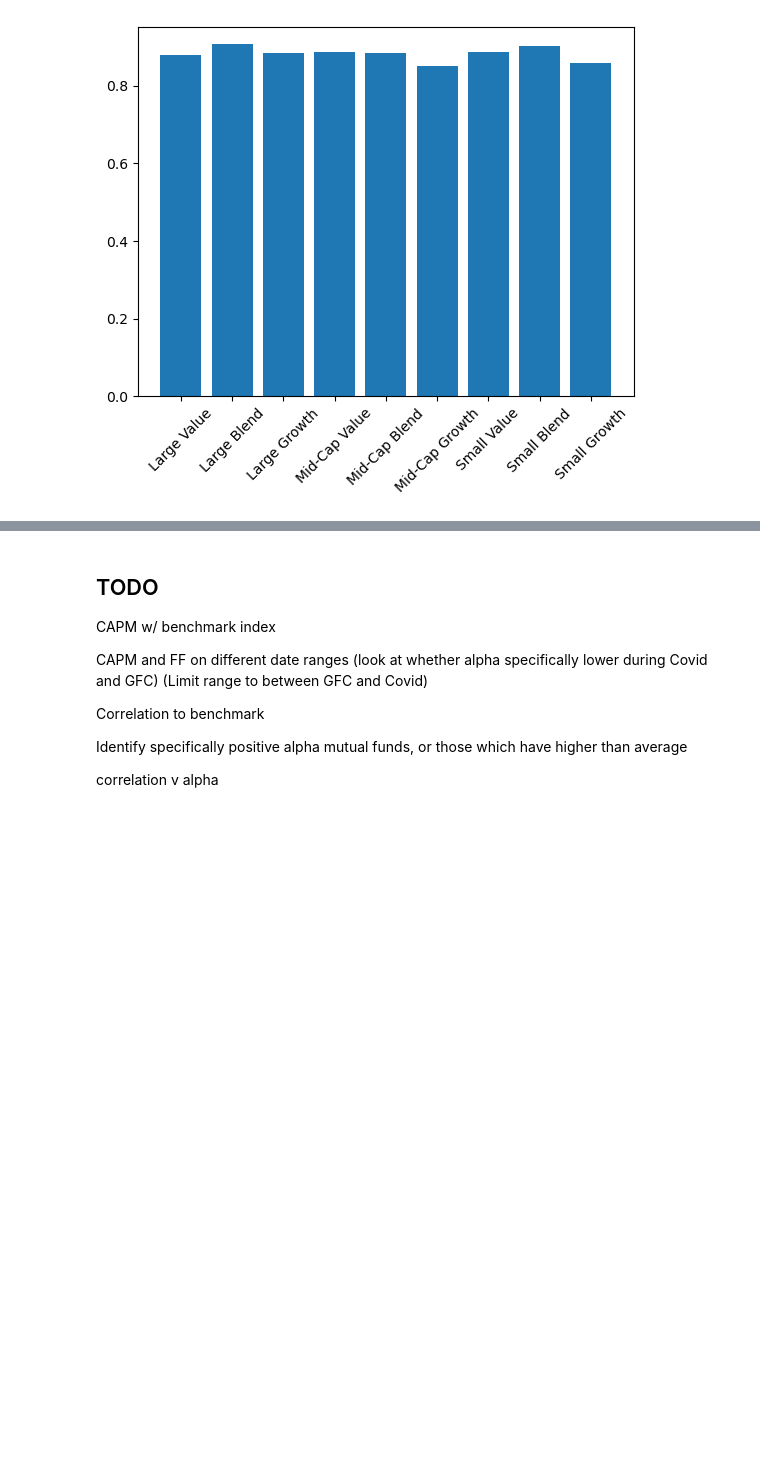
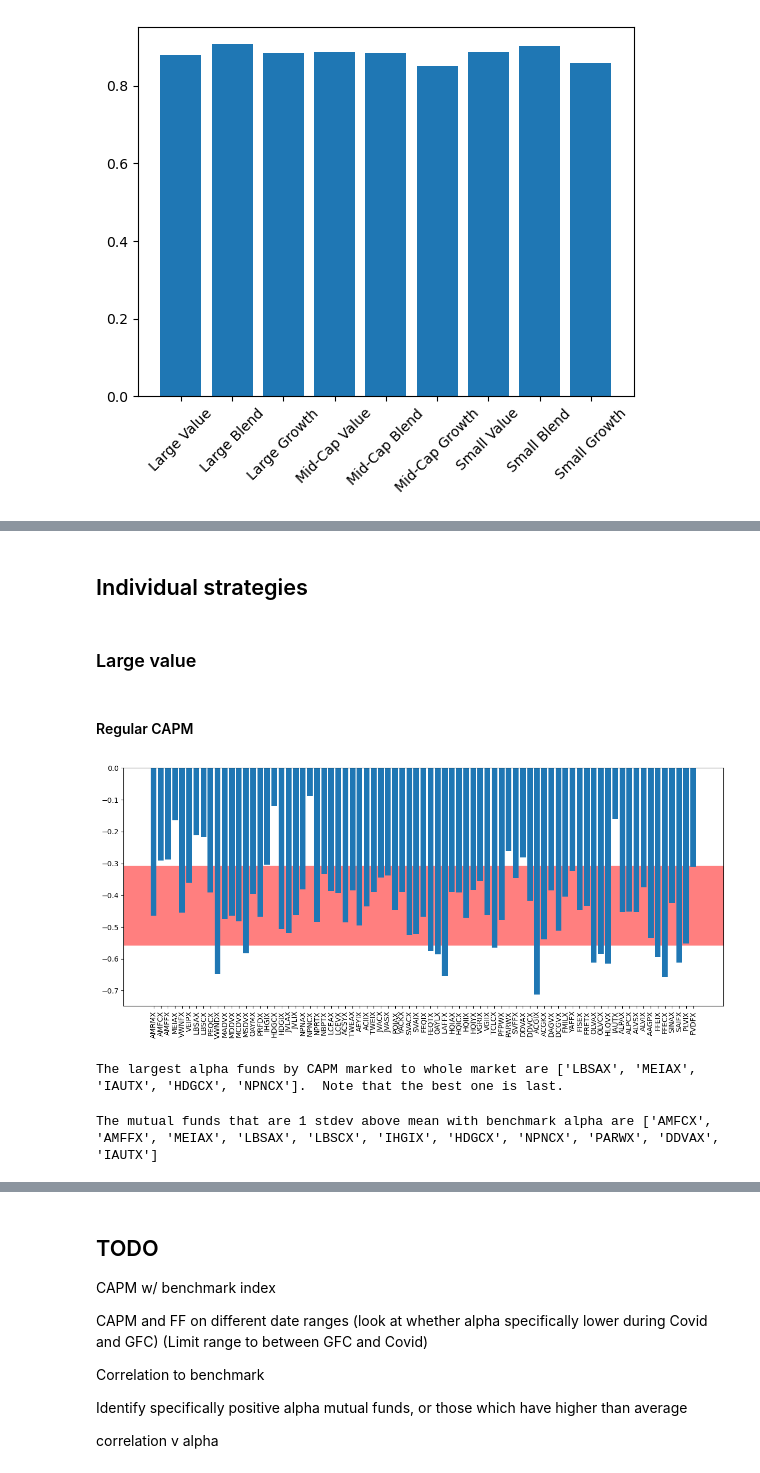
Before and after one commit to earlight/15-4331-final-project, a Jupyter notebook: us_data_analysis.ipynb, the cells around one changed output, grey strips where cells are left out. Drawn from its saved outputs; the diff is of its cells as text; code cells hidden in the pictures; blank space fills up the shorter version.

```diff
--- a/data_analysis.ipynb
+++ b/us_data_analysis.ipynb
@@ -126,6 +126,7 @@ capm(us_eq_data['Large Blend'][0], ff_df)
 {'const': -0.4729943515703532, 'Mkt-RF': 0.8108697503318263}
 # %%
 us_eq_alphas_c = []
+us_eq_alphas_std_c = []
 us_eq_betas_c = []
 for strat in us_eq_data.keys():
     temp_alpha=[]
@@ -137,6 +138,7 @@ for strat in us_eq_data.keys():
         temp_alpha.append(result['const'])
         temp_beta.append(result['Mkt-RF'])
     us_eq_alphas_c.append(np.mean(temp_alpha))
+    us_eq_alphas_std_c.append(np.std(temp_alpha))
     us_eq_betas_c.append(np.mean(temp_beta))
 # %%
 fig, (ax1, ax2) = plt.subplots(nrows=1, ncols=2)
@@ -158,6 +160,7 @@ us_index = {k[2]: v for k, v in index_dict.items() if 'US Equity' in k}
 # %%
 us_idx_alphas_c = []
 us_idx_betas_c = []
+us_idx_alphas_std_c = []
 for strat in us_eq_data.keys():
     temp_alpha=[]
     temp_beta=[]
@@ -172,6 +175,7 @@ for strat in us_eq_data.keys():
         temp_beta.append(result['beta'])
     us_idx_alphas_c.append(np.mean(temp_alpha))
     us_idx_betas_c.append(np.mean(temp_beta))
+    us_idx_alphas_std_c.append(np.std(temp_alpha))
 # %%
 fig, (ax1, ax2) = plt.subplots(nrows=1, ncols=2)
 ax1.bar(us_eq_data.keys(), us_idx_alphas_c)
@@ -361,0 +332,2 @@ plt.show()
+# %% [markdown]
+## Individual strategies
@@ -361,0 +378,29 @@ plt.show()
+# %% [markdown]
+### Large value
+# %%
+strat=0
+strat_name = 'Large Value'
+# %% [markdown]
+#### Regular CAPM
+# %%
+fig = plt.figure(figsize=(15,6))
+
+plt.axhspan(us_eq_alphas_c[strat]-us_eq_alphas_std_c[strat], us_eq_alphas_c[strat]+us_eq_alphas_std_c[strat], facecolor='r', alpha=0.5)
+plt.bar(fund_tickers[strat], ind_alphas_c[strat])
+plt.xticks(rotation=90)
+plt.show()
+# %% [output]
+[figure, added]
+# %%
+n=5
+largest_index = sorted(range(len(ind_alphas_c[strat])), key = lambda sub: ind_alphas_c[strat][sub])[-n:]
+best_alpha_mf = [fund_tickers[strat][i] for i in largest_index]
+print(f'The largest alpha funds by CAPM marked to whole market are {best_alpha_mf}.  Note that the best one is last.')
+# %% [output]
+The largest alpha funds by CAPM marked to whole market are ['LBSAX', 'MEIAX', 'IAUTX', 'HDGCX', 'NPNCX'].  Note that the best one is last.
+# %%
+above_std = [idx for idx, val in enumerate(ind_alphas_c[strat]) if val > us_eq_alphas_c[strat]+us_eq_alphas_std_c[strat]]
+above_std_mf = [fund_tickers[strat][i] for i in above_std]
+print(f'The mutual funds that are 1 stdev above mean with benchmark alpha are {above_std_mf}')
+# %% [output]
+The mutual funds that are 1 stdev above mean with benchmark alpha are ['AMFCX', 'AMFFX', 'MEIAX', 'LBSAX', 'LBSCX', 'IHGIX', 'HDGCX', 'NPNCX', 'PARWX', 'DDVAX', 'IAUTX']
```
Also changed, not shown: parts of 21 cells of this notebook.
